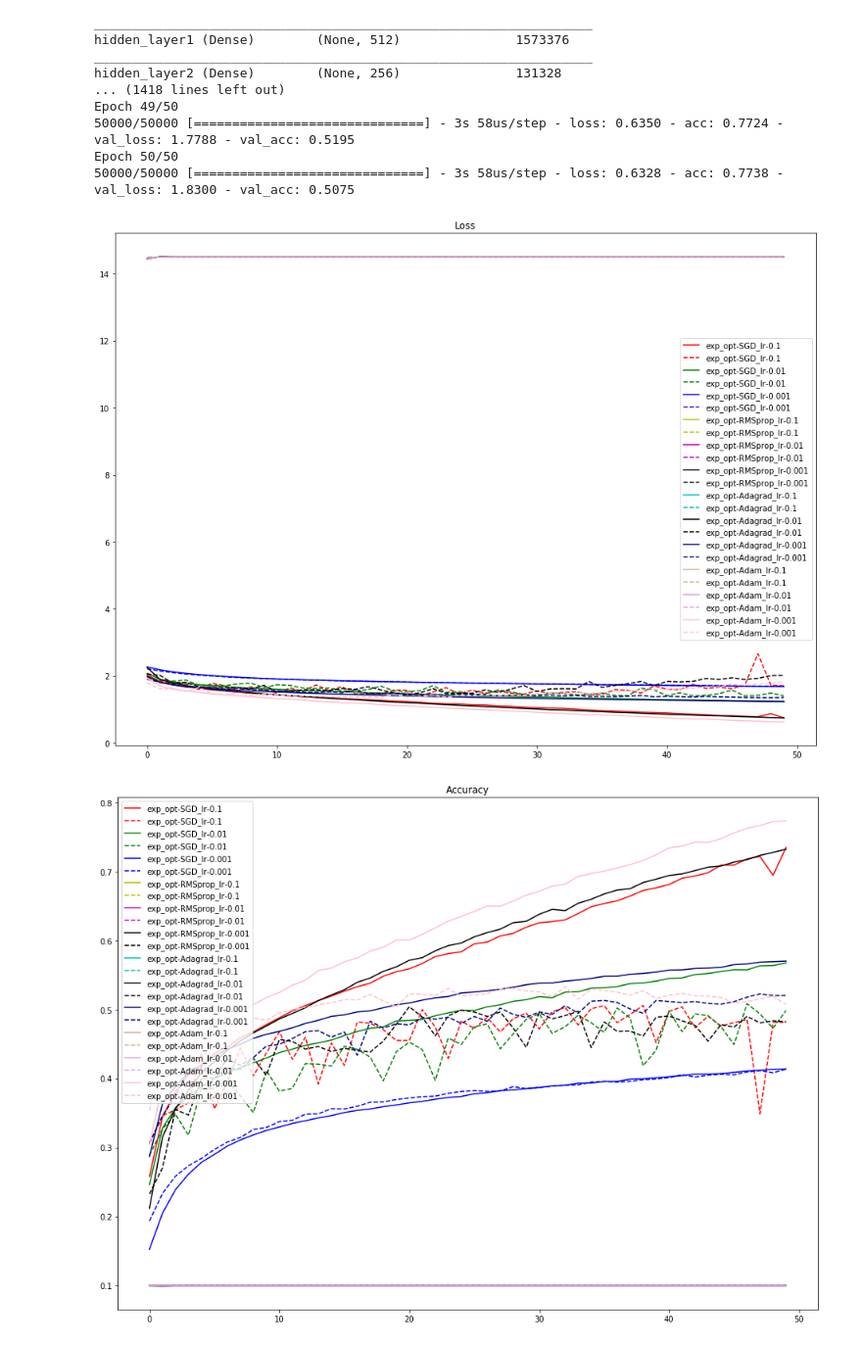
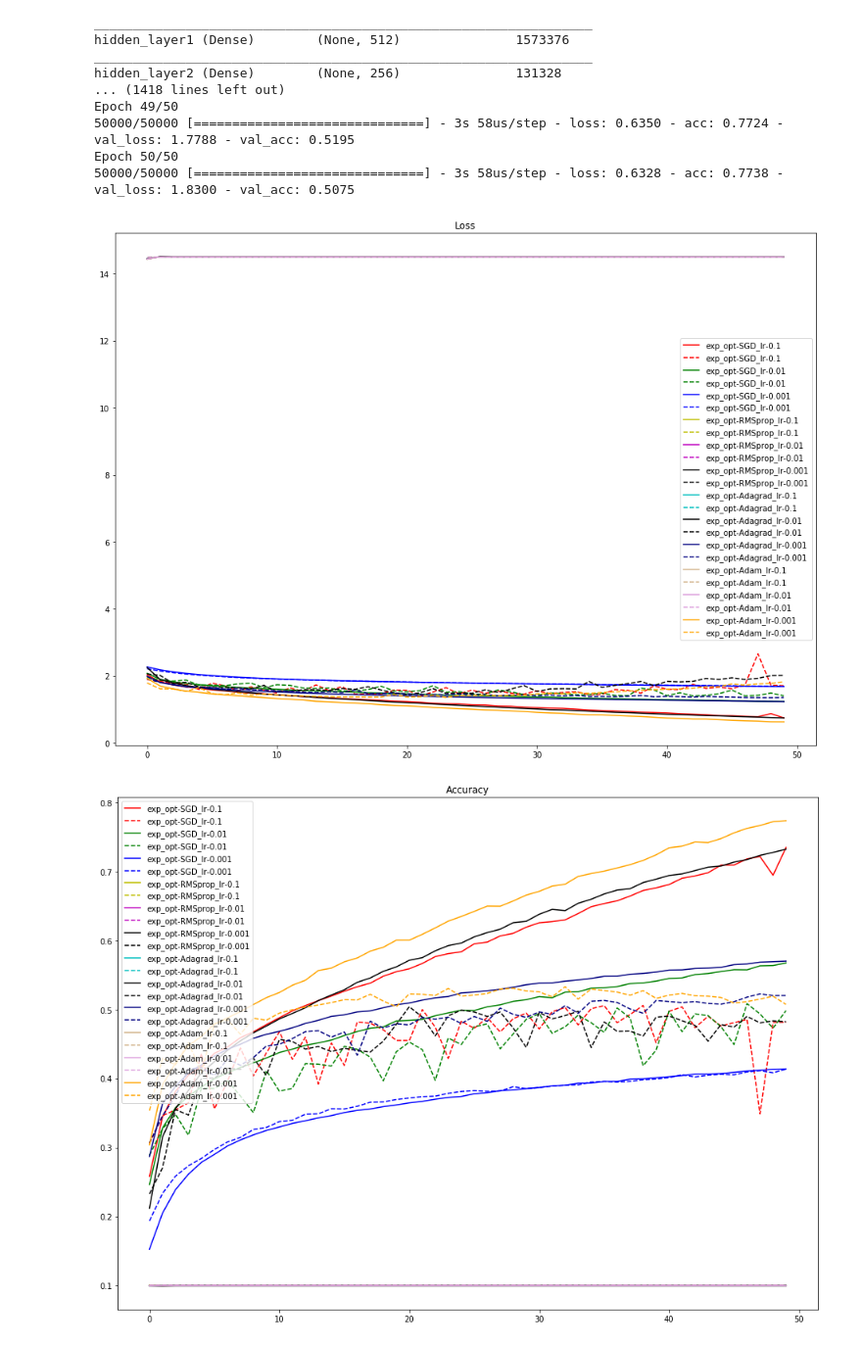
Before and after one commit to BenjaminChai/2nd-ML100Days, a Jupyter notebook: Part07/Day80_HW.ipynb, the cells around one changed output. Shown at 98% size. Drawn from its saved outputs; the diff is of its cells as text; code cells hidden in the pictures.

```diff
--- a/Part07/Day80_HW.ipynb
+++ b/Part07/Day80_HW.ipynb
@@ -201,28 +201,28 @@ Epoch 50/50
 # %%
 import matplotlib.pyplot as plt
 %matplotlib inline
 
 """
 將實驗結果繪出
 """
 
-color_bar = ["r", "g", "b", "y", "m", "k", "c", "k", "navy", "tan", "plum", "pink"]
+color_bar = ["r", "g", "b", "y", "m", "k", "c", "k", "navy", "tan", "plum", "orange"]
 
 plt.figure(figsize=(16,12))
 for i, cond in enumerate(results.keys()):
     plt.plot(range(len(results[cond]['train-loss'])),results[cond]['train-loss'], '-', label=cond, color=color_bar[i])
     plt.plot(range(len(results[cond]['valid-loss'])),results[cond]['valid-loss'], '--', label=cond, color=color_bar[i])
 plt.title("Loss")
 plt.legend()
 plt.show()
 
 plt.figure(figsize=(16,12))
 for i, cond in enumerate(results.keys()):
     plt.plot(range(len(results[cond]['train-acc'])),results[cond]['train-acc'], '-', label=cond, color=color_bar[i])
     plt.plot(range(len(results[cond]['valid-acc'])),results[cond]['valid-acc'], '--', label=cond, color=color_bar[i])
 plt.title("Accuracy")
 plt.legend()
 plt.show()
 # %% [output]
-[figure, old version]
+[figure, new version]
-[figure, old version]
+[figure, new version]
```
